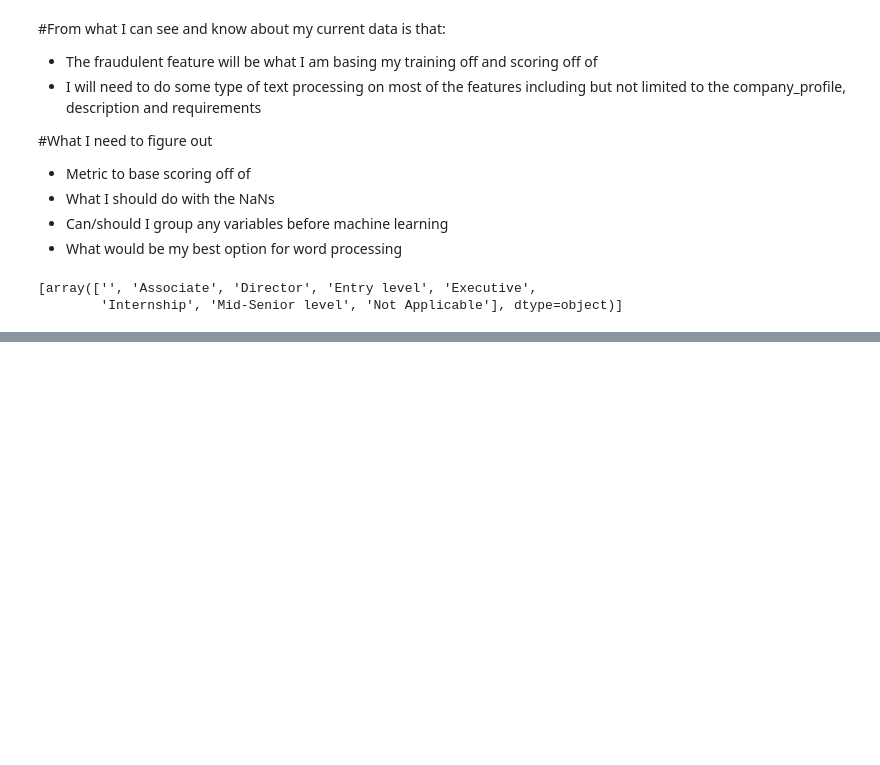
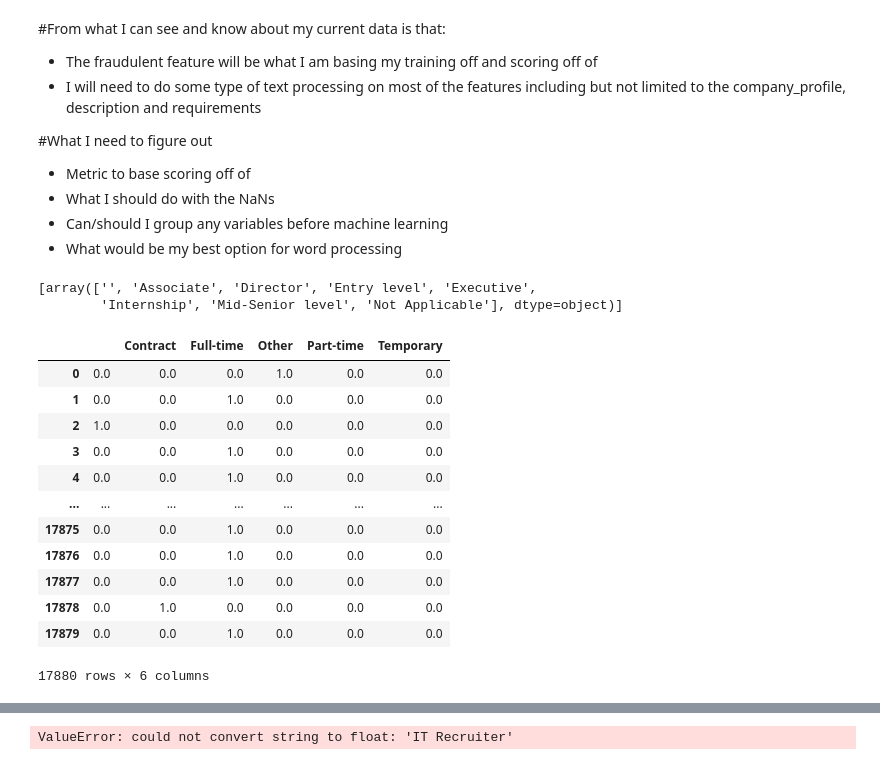
Before and after one commit to trossII/RealFakeJobs, a Jupyter notebook: explore.ipynb, the cells around one changed output, grey strips where cells are left out. Drawn from its saved outputs; the diff is of its cells as text; code cells hidden in the pictures; blank space fills up the shorter version.

Commit message:
created new dataframes for ohe

```diff
--- a/explore.ipynb
+++ b/explore.ipynb
@@ -86,6 +87,28 @@ list(exp_cat)
 # %% [output]
 [array(['', 'Associate', 'Director', 'Entry level', 'Executive',
         'Internship', 'Mid-Senior level', 'Not Applicable'], dtype=object)]
+# %%
+empl_df = pd.DataFrame(data=empl_type,columns=empl_cat)
+exp_df = pd.DataFrame(data=exp,columns=exp_cat)
+edu_df = pd.DataFrame(data=req_edu,columns=edu_cat)
+indus_df = pd.DataFrame(data=indus,columns=indus_cat)
+func_df = pd.DataFrame(data=func,columns=func_cat)
+# %%
+empl_df
+# %% [output]
+|  |  | Contract | Full-time | Other | Part-time | Temporary |
+| 0 | 0.0 | 0.0 | 0.0 | 1.0 | 0.0 | 0.0 |
+| 1 | 0.0 | 0.0 | 1.0 | 0.0 | 0.0 | 0.0 |
+| 2 | 1.0 | 0.0 | 0.0 | 0.0 | 0.0 | 0.0 |
+| 3 | 0.0 | 0.0 | 1.0 | 0.0 | 0.0 | 0.0 |
+| 4 | 0.0 | 0.0 | 1.0 | 0.0 | 0.0 | 0.0 |
+| ... | ... | ... | ... | ... | ... | ... |
+| 17875 | 0.0 | 0.0 | 1.0 | 0.0 | 0.0 | 0.0 |
+| 17876 | 0.0 | 0.0 | 1.0 | 0.0 | 0.0 | 0.0 |
+| 17877 | 0.0 | 0.0 | 1.0 | 0.0 | 0.0 | 0.0 |
+| 17878 | 0.0 | 1.0 | 0.0 | 0.0 | 0.0 | 0.0 |
+| 17879 | 0.0 | 0.0 | 1.0 | 0.0 | 0.0 | 0.0 |
+17880 rows × 6 columns
 # %%
 stopwords_list = stopwords.words('english') + list(string.punctuation)
 vectorizer = TfidfVectorizer(strip_accents='unicode',stop_words=stopwords_list)
@@ -110,3 +133,8 @@ X
 | 17878 | Graphic Designer | NG, LA, Lagos |  |  |  | Nemsia Studios is looking for an ... | 1. Must be fluent in the latest v... | Competitive salary (compensation ... | ... |
 | 17879 | Web Application Developers | NZ, N, Wellington | Engineering |  | Vend is looking for some awesome ... | Who are we?Vend is an award winni... | We want to hear from you if:You h... |  | ... |
 17880 rows × 16 columns
+# %%
+model = DecisionTreeClassifier()
+model.fit(Xtrain,ytrain)
+# %% [output]
+ValueError: could not convert string to float: 'IT Recruiter'
```
Also changed, not shown: parts of 1 cell of this notebook.
